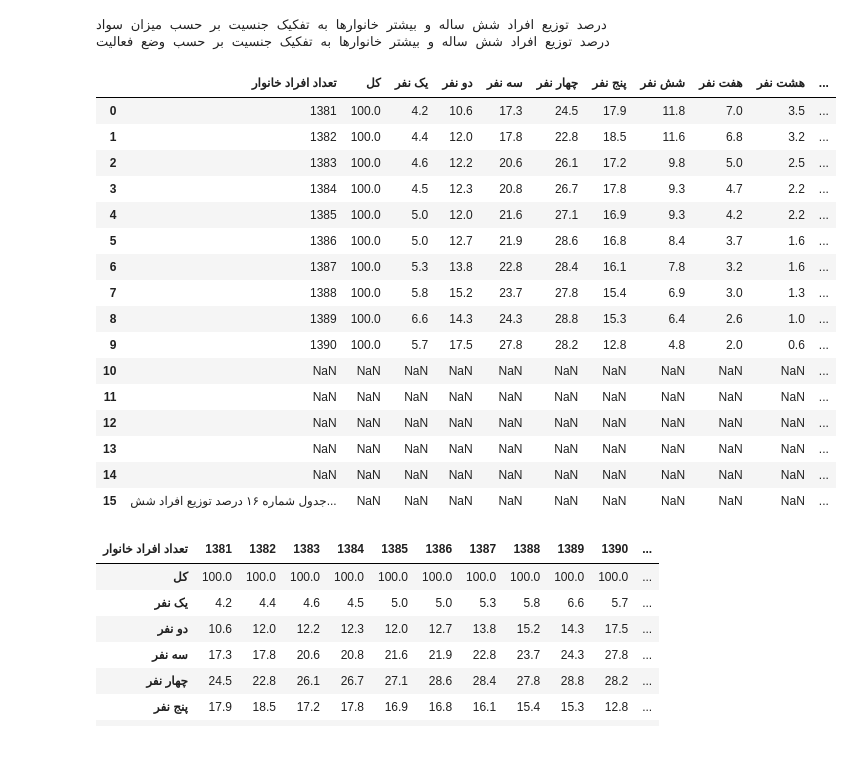
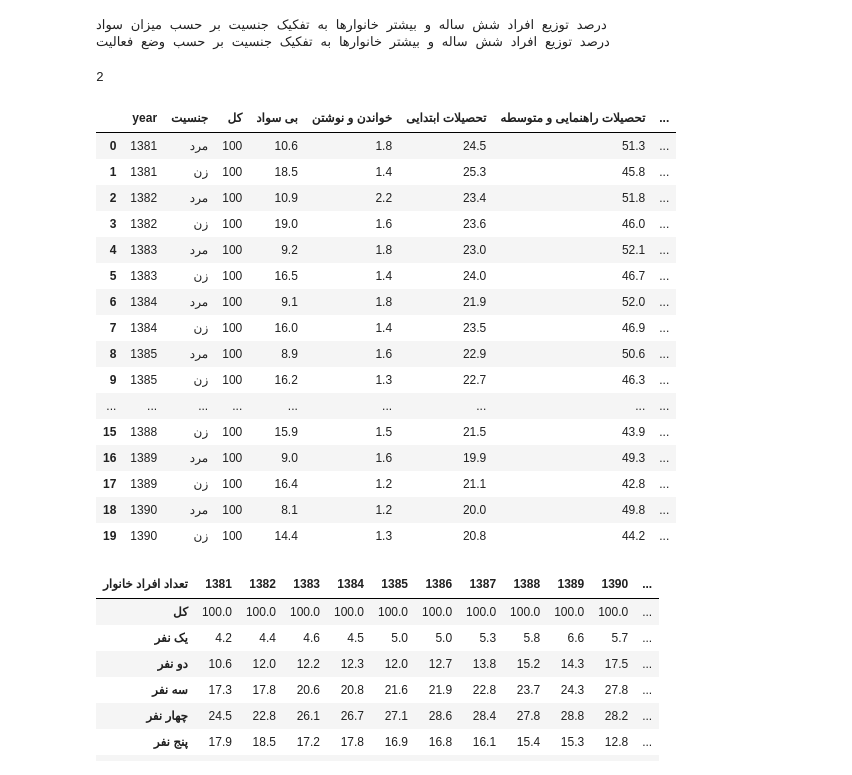
Before and after one commit to MohsenShateri/CBI-HBS-Summary, a Jupyter notebook: mohsen_draft.ipynb, the cells around one changed output. Drawn from its saved outputs; the diff is of its cells as text; code cells hidden in the pictures.

```diff
--- a/mohsen_draft.ipynb
+++ b/mohsen_draft.ipynb
@@ -107,30 +190,31 @@ def get_tabel_year(year,desired_column_number):
 # df = all_table[1380]
 # df
 # %%
-all_table = find_all_table_number([1390],13)
+all_table = find_all_table_number([1390],16)
 df = all_table[1390]
-# df = transpose(df)
-# df = remove_number_prefix(df)
+df = transpose(df)
+df = remove_number_prefix(df)
 df
 # df.reset_index().
 # %% [output]
+2
-|  | تعداد افراد خانوار | کل | یک نفر | دو نفر | سه نفر | چهار نفر | پنج نفر | شش نفر | هفت نفر | هشت نفر | ... |
-| 0 | 1381 | 100.0 | 4.2 | 10.6 | 17.3 | 24.5 | 17.9 | 11.8 | 7.0 | 3.5 | ... |
-| 1 | 1382 | 100.0 | 4.4 | 12.0 | 17.8 | 22.8 | 18.5 | 11.6 | 6.8 | 3.2 | ... |
-| 2 | 1383 | 100.0 | 4.6 | 12.2 | 20.6 | 26.1 | 17.2 | 9.8 | 5.0 | 2.5 | ... |
-| 3 | 1384 | 100.0 | 4.5 | 12.3 | 20.8 | 26.7 | 17.8 | 9.3 | 4.7 | 2.2 | ... |
-| 4 | 1385 | 100.0 | 5.0 | 12.0 | 21.6 | 27.1 | 16.9 | 9.3 | 4.2 | 2.2 | ... |
-| 5 | 1386 | 100.0 | 5.0 | 12.7 | 21.9 | 28.6 | 16.8 | 8.4 | 3.7 | 1.6 | ... |
-| 6 | 1387 | 100.0 | 5.3 | 13.8 | 22.8 | 28.4 | 16.1 | 7.8 | 3.2 | 1.6 | ... |
-| 7 | 1388 | 100.0 | 5.8 | 15.2 | 23.7 | 27.8 | 15.4 | 6.9 | 3.0 | 1.3 | ... |
-| 8 | 1389 | 100.0 | 6.6 | 14.3 | 24.3 | 28.8 | 15.3 | 6.4 | 2.6 | 1.0 | ... |
-| 9 | 1390 | 100.0 | 5.7 | 17.5 | 27.8 | 28.2 | 12.8 | 4.8 | 2.0 | 0.6 | ... |
-| 10 | NaN | NaN | NaN | NaN | NaN | NaN | NaN | NaN | NaN | NaN | ... |
-| 11 | NaN | NaN | NaN | NaN | NaN | NaN | NaN | NaN | NaN | NaN | ... |
-| 12 | NaN | NaN | NaN | NaN | NaN | NaN | NaN | NaN | NaN | NaN | ... |
-| 13 | NaN | NaN | NaN | NaN | NaN | NaN | NaN | NaN | NaN | NaN | ... |
-| 14 | NaN | NaN | NaN | NaN | NaN | NaN | NaN | NaN | NaN | NaN | ... |
-| 15 | جدول شماره ۱۶ درصد توزیع افراد شش... | NaN | NaN | NaN | NaN | NaN | NaN | NaN | NaN | NaN | ... |
+|  | year | جنسیت | کل | بی سواد | خواندن و نوشتن | تحصیلات ابتدایی | تحصیلات راهنمایی و متوسطه | ... |
+| 0 | 1381 | مرد | 100 | 10.6 | 1.8 | 24.5 | 51.3 | ... |
+| 1 | 1381 | زن | 100 | 18.5 | 1.4 | 25.3 | 45.8 | ... |
+| 2 | 1382 | مرد | 100 | 10.9 | 2.2 | 23.4 | 51.8 | ... |
+| 3 | 1382 | زن | 100 | 19.0 | 1.6 | 23.6 | 46.0 | ... |
+| 4 | 1383 | مرد | 100 | 9.2 | 1.8 | 23.0 | 52.1 | ... |
+| 5 | 1383 | زن | 100 | 16.5 | 1.4 | 24.0 | 46.7 | ... |
+| 6 | 1384 | مرد | 100 | 9.1 | 1.8 | 21.9 | 52.0 | ... |
+| 7 | 1384 | زن | 100 | 16.0 | 1.4 | 23.5 | 46.9 | ... |
+| 8 | 1385 | مرد | 100 | 8.9 | 1.6 | 22.9 | 50.6 | ... |
+| 9 | 1385 | زن | 100 | 16.2 | 1.3 | 22.7 | 46.3 | ... |
+| ... | ... | ... | ... | ... | ... | ... | ... | ... |
+| 15 | 1388 | زن | 100 | 15.9 | 1.5 | 21.5 | 43.9 | ... |
+| 16 | 1389 | مرد | 100 | 9.0 | 1.6 | 19.9 | 49.3 | ... |
+| 17 | 1389 | زن | 100 | 16.4 | 1.2 | 21.1 | 42.8 | ... |
+| 18 | 1390 | مرد | 100 | 8.1 | 1.2 | 20.0 | 49.8 | ... |
+| 19 | 1390 | زن | 100 | 14.4 | 1.3 | 20.8 | 44.2 | ... |
 # %%
 df = df.set_index(df.columns[0]).T
 # df.index = df.index.astype(str).str.extract(r'(\d+)', expand=False).astype('Int64')
```
Also changed, not shown: parts of 2 cells of this notebook.
